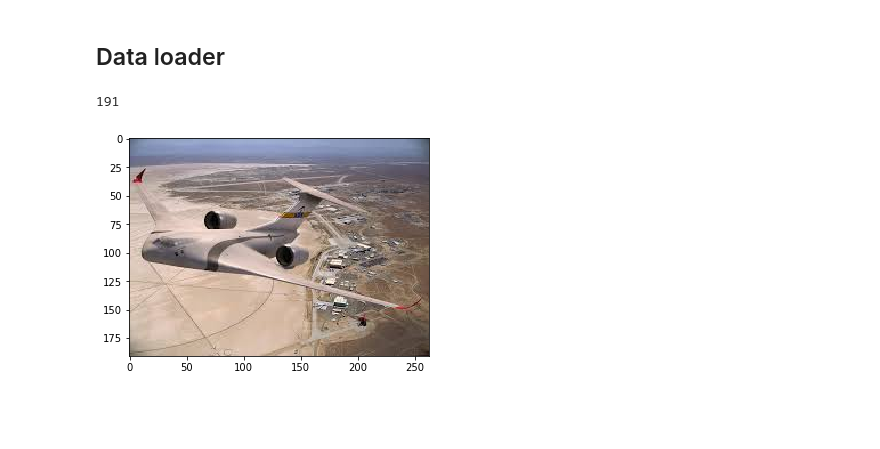
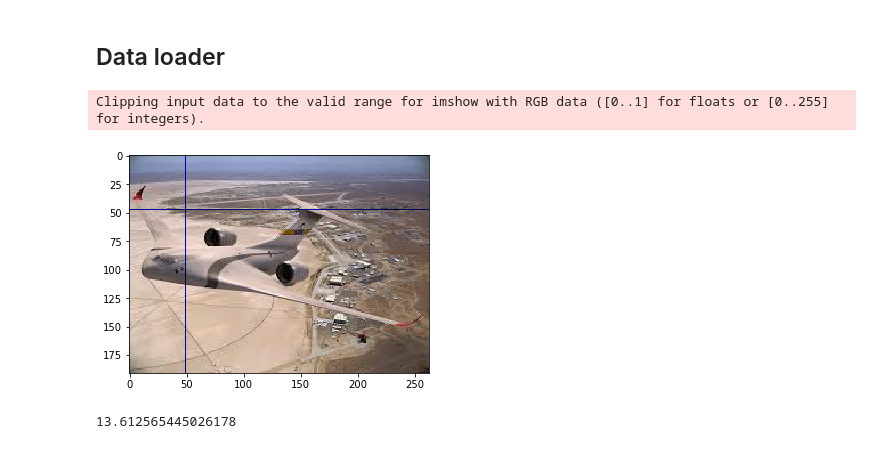
Before and after one commit to Chularev/study_cv, a Jupyter notebook: planes.ipynb, the cells around one changed output. Cells and saved outputs as stored; diff of their text form; code cells hidden in the pictures; blank space fills up the shorter version.

```diff
--- a/planes.ipynb
+++ b/planes.ipynb
@@ -35,12 +41,14 @@ class PlanesDataset(Dataset):
         annotation = self.annotation[idx]
         path = annotation['data']['image']
 
-        img_name = os.path.join(self.root_dir,path)
-        image = io.imread(img_name)
+        image = Image.open(path)
+
+        image_2_npArray = np.asarray(image)
+        image = torchvision.transforms.ToTensor()(image_2_npArray)
 
         value = annotation['annotations'][0]['result'][0]['value']
 
-        return image, value['x'], value['y']
+        return image, int(value['x'] + (value['width'] / 2)), int(value['y'] + (value['height'] / 2))
 # %%
 def show_landmarks(image, landmarks):
     """Show image with landmarks"""
@@ -50,13 +58,24 @@ def show_landmarks(image, landmarks):
 # %%
 planes_dataset = PlanesDataset(annotation_file='/home/alex/Рабочий стол/python/yandex/planes/labels.json',
                                     root_dir='/home/alex/Рабочий стол/python/yandex/planes/data/')
-# %%
-image,x,y = planes_dataset[26]
-len(image)
-# %% [output]
-191
-# %%
-plt.imshow(image)
-plt.show()
-# %% [output]
-[figure, removed]
+# %%
+def show_image(img_tensor):
+    image = np.moveaxis(img_tensor.numpy(), 0, 2)
+    plt.imshow(image)
+# %%
+img_tensor, x, y = planes_dataset[26]
+
+for i in range(0, img_tensor.size()[2]):
+    img_tensor[0 : 2, y, i] = -1
+
+for i in range(0, img_tensor.size()[1]):
+    img_tensor[0 : 2, i, x] = -1
+
+show_image(img_tensor)
+# %% [output]
+Clipping input data to the valid range for imshow with RGB data ([0..1] for floats or [0..255] for integers).
+[figure, added]
+# %%
+y
+# %% [output]
+13.612565445026178
```
Also changed, not shown: parts of 1 cell of this notebook.
